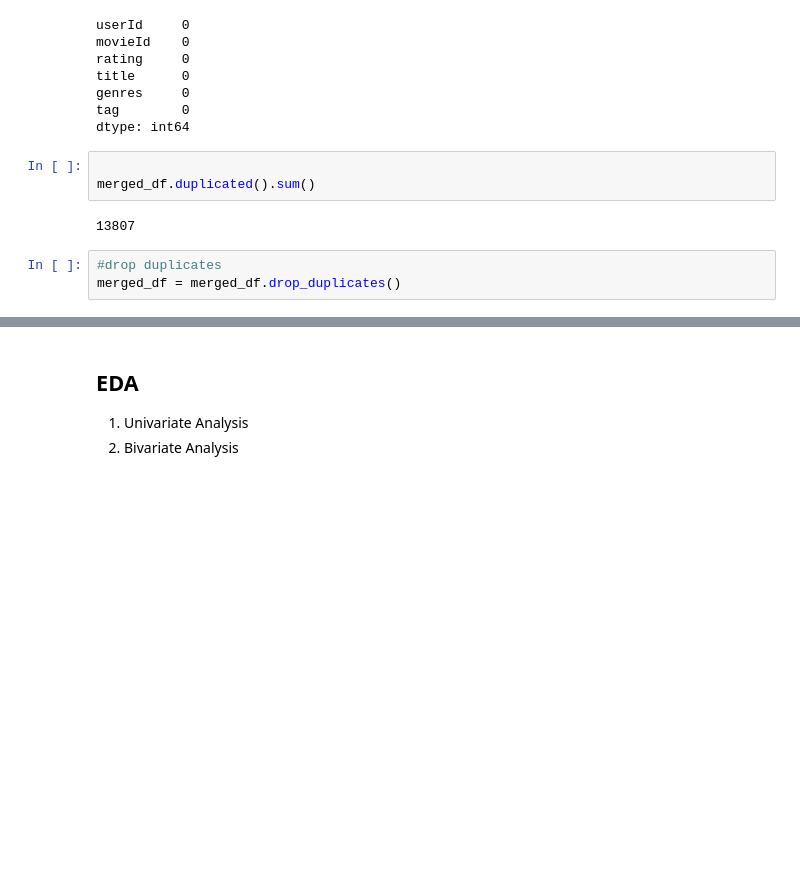
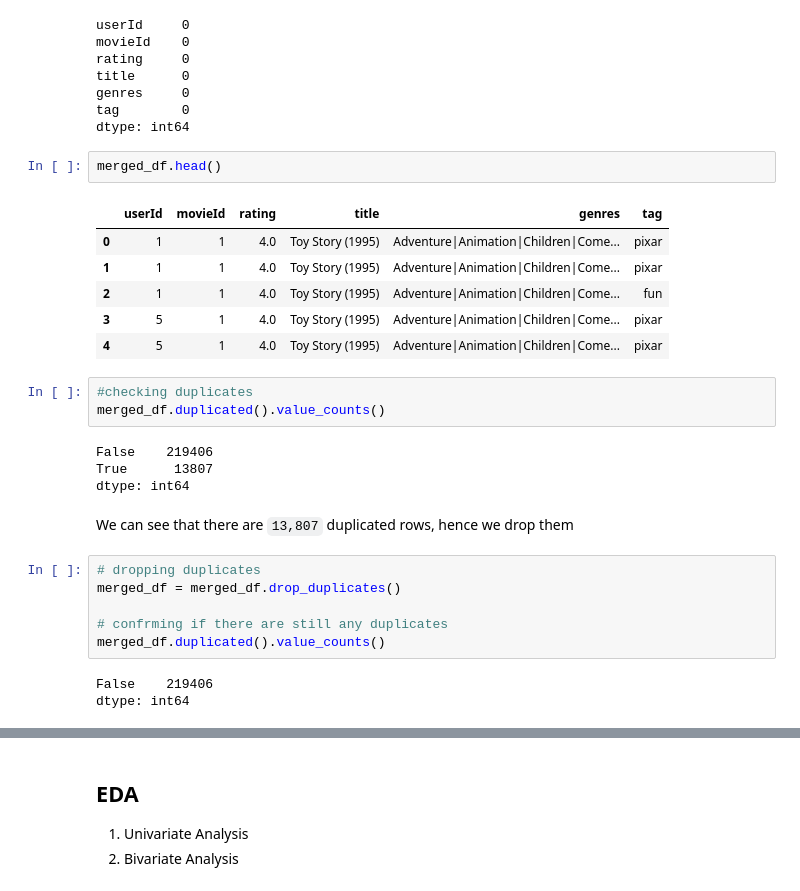
Before and after one commit to am-eric/Movie-recommendation-system, a Jupyter notebook: analysis.ipynb, the cells around one changed output, grey strips where cells are left out. Saved outputs shown, nothing was run; the diff lists cells and outputs as text; blank space fills up the shorter version.

```diff
--- a/analysis.ipynb
+++ b/analysis.ipynb
@@ -233,11 +215,30 @@ title      0
 genres     0
 tag        0
 dtype: int64
+# %%
+merged_df.head()
+# %% [output]
+|  | userId | movieId | rating | title | genres | tag |
+| 0 | 1 | 1 | 4.0 | Toy Story (1995) | Adventure|Animation|Children|Come... | pixar |
+| 1 | 1 | 1 | 4.0 | Toy Story (1995) | Adventure|Animation|Children|Come... | pixar |
+| 2 | 1 | 1 | 4.0 | Toy Story (1995) | Adventure|Animation|Children|Come... | fun |
+| 3 | 5 | 1 | 4.0 | Toy Story (1995) | Adventure|Animation|Children|Come... | pixar |
+| 4 | 5 | 1 | 4.0 | Toy Story (1995) | Adventure|Animation|Children|Come... | pixar |
 # %%
-
-merged_df.duplicated().sum()
+#checking duplicates
+merged_df.duplicated().value_counts()
 # %% [output]
-13807
+False    219406
+True      13807
+dtype: int64
+# %% [markdown]
+We can see that there are `13,807` duplicated rows, hence we drop them
 # %%
-#drop duplicates
+# dropping duplicates
 merged_df = merged_df.drop_duplicates()
+
+# confrming if there are still any duplicates
+merged_df.duplicated().value_counts()
+# %% [output]
+False    219406
+dtype: int64
```
Also changed, not shown: parts of 83 cells of this notebook.
